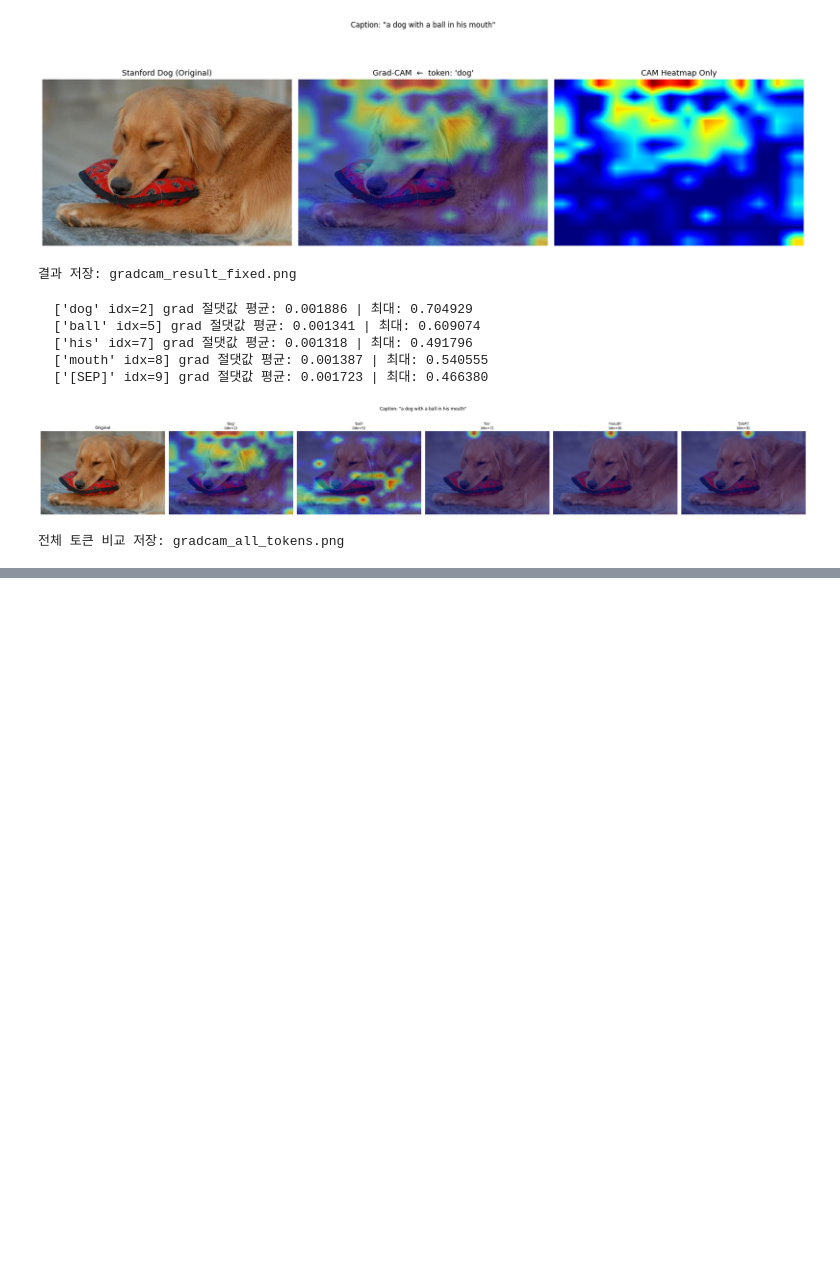
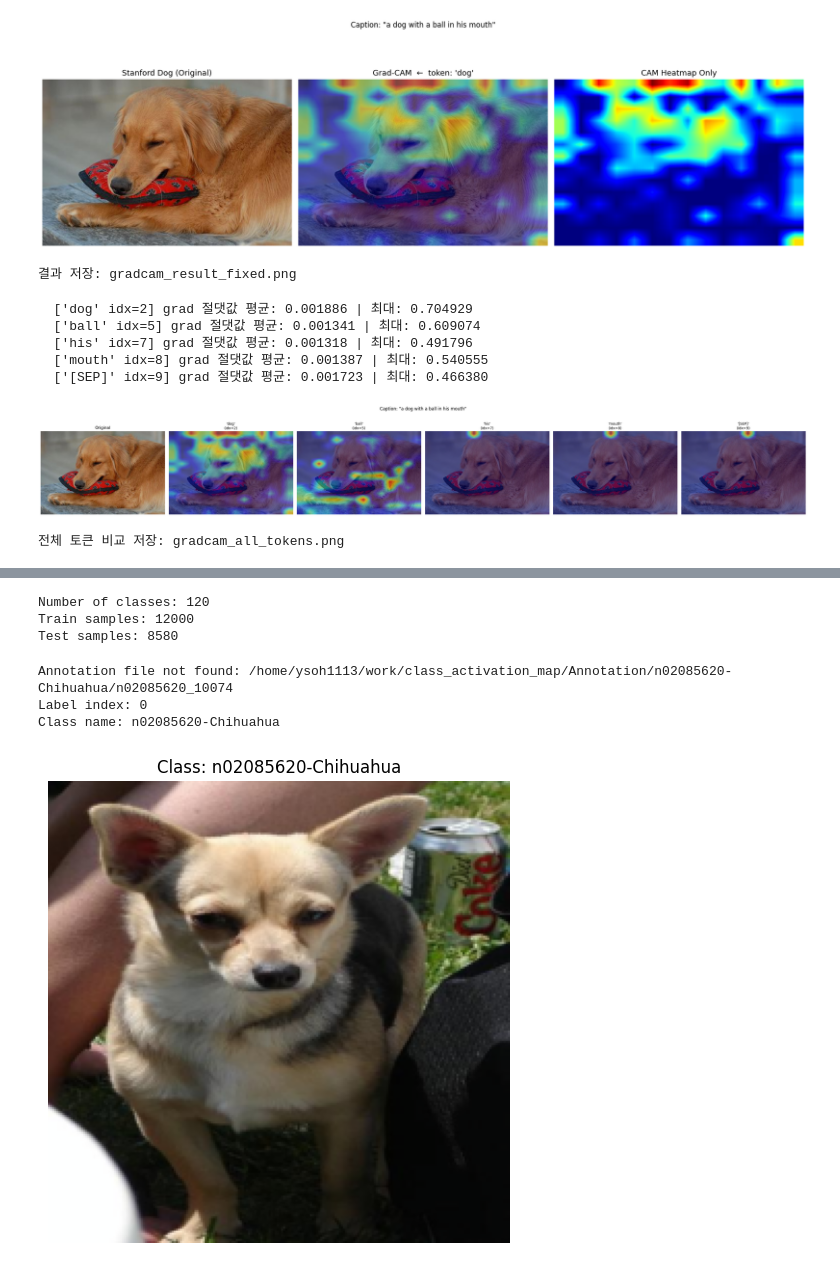
Before and after one commit to Yongseok1113/AIFFEL_quest_rs, a Jupyter notebook: Exploration/CAM/cam.ipynb, the cells around one changed output, grey strips where cells are left out. Cells and saved outputs as stored; diff of their text form; code cells hidden in the pictures; blank space fills up the shorter version.

```diff
--- a/Exploration/CAM/cam.ipynb
+++ b/Exploration/CAM/cam.ipynb
@@ -592,0 +615,7 @@ visualize_all_tokens(model, processor, image, pixel_values, generated_ids, activ
+# %%
+# 1. 디바이스 설정 및 모델 로드
+# ResNet50 기반 Encoder + Transformer Decoder로 구성된 대표적인 Pre-trained 이미지 캡셔닝 모델
+device = torch.device("cuda" if torch.cuda.is_available() else "cpu")
+
+base_path = os.path.join(os.getcwd(), '..', '..', 'work', 'data')
+data_path = os.path.join(base_path, 'StanfordDogs')
@@ -592,0 +744,61 @@ visualize_all_tokens(model, processor, image, pixel_values, generated_ids, activ
+# %%
+transform = transforms.Compose([
+    transforms.Resize((224, 224)),
+    transforms.ToTensor(),
+    transforms.Normalize(mean=[0.485, 0.456, 0.406], std=[0.229, 0.224, 0.225]),
+])
+
+# 데이터셋 경로 (재구성한 ImageFolder 형식)
+train_dir = os.path.join(data_path, 'stanford_dogs', 'train')
+test_dir = os.path.join(data_path, 'stanford_dogs', 'test')
+# Annotation 폴더 경로 (예: '/root/Annotation')
+annotation_dir = os.path.join(data_path, 'Annotation')
+
+# 커스텀 데이터셋 생성: image, label, bbox 반환
+train_dataset = StanfordDogsDatasetWithBBox(root=train_dir, annotation_root=annotation_dir, transform=transform)
+valid_dataset = StanfordDogsDatasetWithBBox(root=test_dir, annotation_root=annotation_dir, transform=transform)
+
+batch_size = 12
+train_loader = DataLoader(train_dataset, batch_size=batch_size, shuffle=True, num_workers=2)
+valid_loader = DataLoader(valid_dataset, batch_size=batch_size, shuffle=False, num_workers=2)
+
+num_classes = len(train_dataset.classes)
+print(f"Number of classes: {num_classes}")
+print(f"Train samples: {len(train_dataset)}")
+print(f"Test samples: {len(valid_dataset)}")
+# %% [output]
+Number of classes: 120
+Train samples: 12000
+Test samples: 8580
+# %%
+def visualize(sample):
+    img_tensor, label, bbox = sample
+
+    # 인덱스와 클래스 정보
+    print("Label index:", label)
+    print("Class name:", train_dataset.classes[label])
+
+    # 정규화 복원 전처리 시 사용한 평균과 표준편차
+    mean = np.array([0.485, 0.456, 0.406])
+    std = np.array([0.229, 0.224, 0.225])
+
+    # tensor의 shape: (C, H, W) -> (H, W, C)
+    img_np = img_tensor.permute(1, 2, 0).numpy()
+    img_np = std * img_np + mean
+    img_np = np.clip(img_np, 0, 1)
+
+    plt.figure(figsize=(6,6))
+    plt.imshow(img_np)
+    plt.title(f"Class: {train_dataset.classes[label]}")
+    plt.axis('off')
+    plt.show()
+# %%
+# 임의의 한 샘플 선택 (여기서는 첫 번째 샘플을 사용)
+test_sample = valid_dataset[0]
+
+visualize(test_sample)
+# %% [output]
+Annotation file not found: /home/ysoh1113/work/class_activation_map/Annotation/n02085620-Chihuahua/n02085620_10074
+Label index: 0
+Class name: n02085620-Chihuahua
+[figure, added]
```
Also changed, not shown: parts of 14 cells of this notebook.
